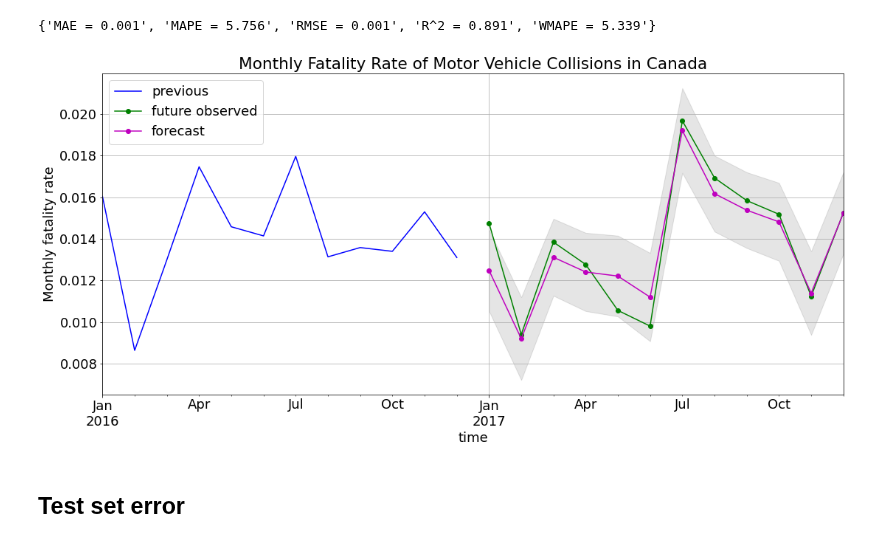
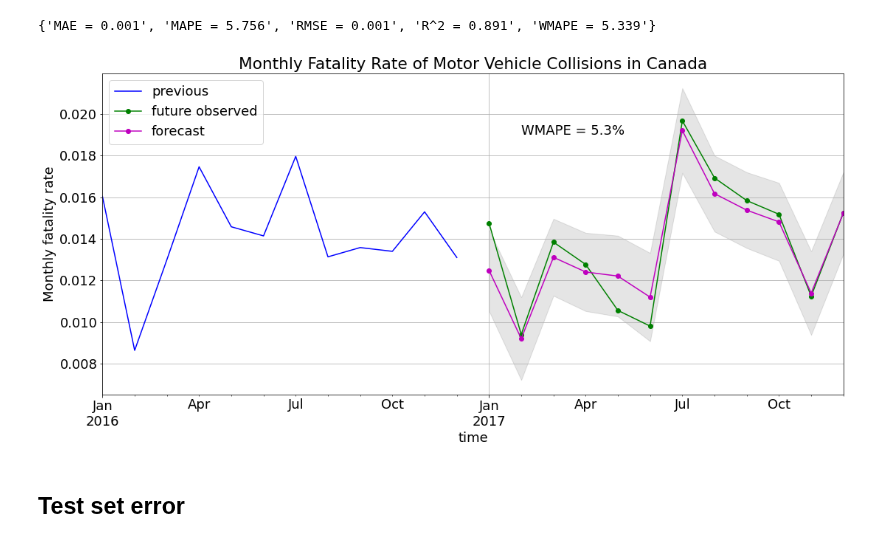
Before and after one commit to Owerre/Time-Series-Forecasting, a Jupyter notebook: fatality-forecast/notebooks/05-gpr.ipynb, the cells around one changed output. Drawn from its saved outputs; the diff is of its cells as text; code cells hidden in the pictures.

```diff
--- a/fatality-forecast/notebooks/05-gpr.ipynb
+++ b/fatality-forecast/notebooks/05-gpr.ipynb
@@ -106,20 +106,21 @@ results.index = y_test.index
 # %%
 plt.figure(figsize = (18,8))
 
 y_train.iloc[-len(y_test):].plot(label = 'previous', color = 'b')
 y_test.plot(label = 'future observed', marker = 'o', color = 'g')
 results['yhat'].plot(label = 'forecast', marker = 'o', color = 'm')
 
 plt.fill_between(results.index, results['ylow'], results['yhigh'], color='k', alpha=0.1)
 plt.xlabel('time')
+plt.text('2017-02-01', 0.019, "WMAPE = 5.3%")
 plt.grid(True)
 plt.ylabel('Monthly fatality rate')
 plt.title('Monthly Fatality Rate of Motor Vehicle Collisions in Canada')
 plt.legend()
 plt.savefig('../images/gpr.png')
 plt.show()
 # %% [output]
-[figure, old version]
+[figure, new version]
 # %% [markdown]
 ## Test set error
 # %%
```
Also changed, not shown: 5 other files.
